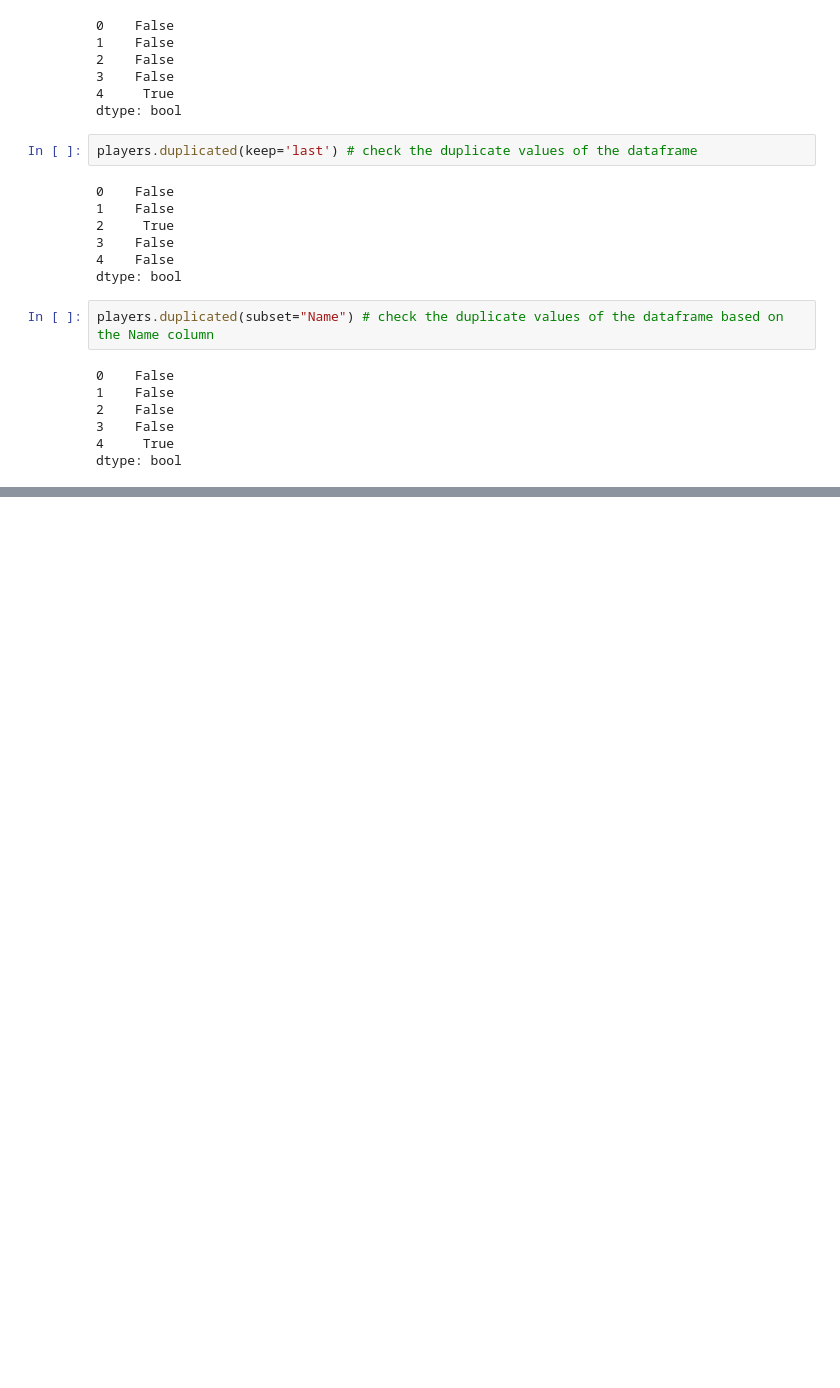
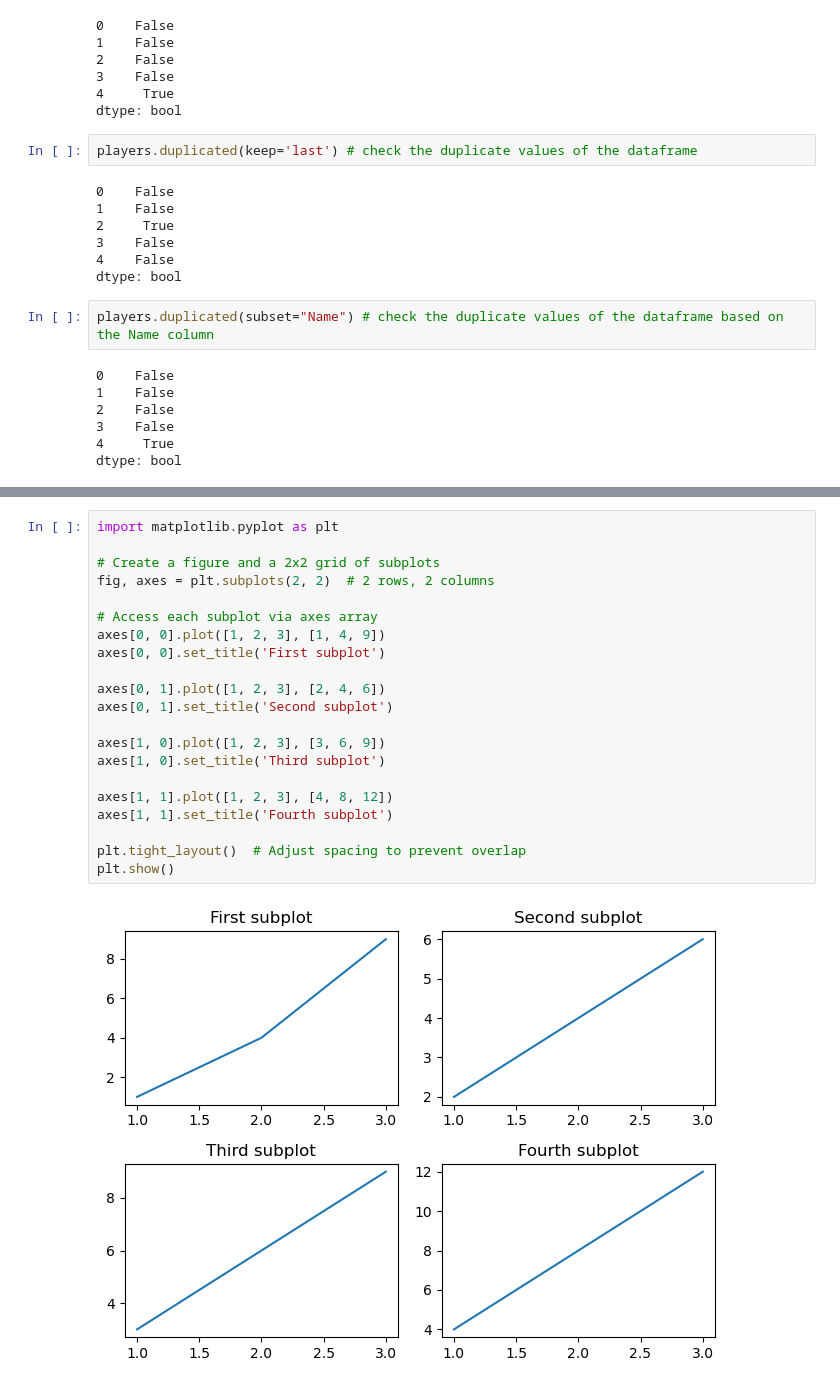
Before and after one commit to Yanil01/pandas_, a Jupyter notebook: main.ipynb, the cells around one changed output, grey strips where cells are left out. Saved outputs shown, nothing was run; the diff lists cells and outputs as text; blank space fills up the shorter version.

```diff
--- a/main.ipynb
+++ b/main.ipynb
@@ -1173,0 +1204,23 @@ dtype: bool
+# %%
+import matplotlib.pyplot as plt
+
+# Create a figure and a 2x2 grid of subplots
+fig, axes = plt.subplots(2, 2)  # 2 rows, 2 columns
+
+# Access each subplot via axes array
+axes[0, 0].plot([1, 2, 3], [1, 4, 9])
+axes[0, 0].set_title('First subplot')
+
+axes[0, 1].plot([1, 2, 3], [2, 4, 6])
+axes[0, 1].set_title('Second subplot')
+
+axes[1, 0].plot([1, 2, 3], [3, 6, 9])
+axes[1, 0].set_title('Third subplot')
+
+axes[1, 1].plot([1, 2, 3], [4, 8, 12])
+axes[1, 1].set_title('Fourth subplot')
+
+plt.tight_layout()  # Adjust spacing to prevent overlap
+plt.show()
+# %% [output]
+[figure, added]
```
Also changed, not shown: parts of 11 cells of this notebook, 1 other file.
